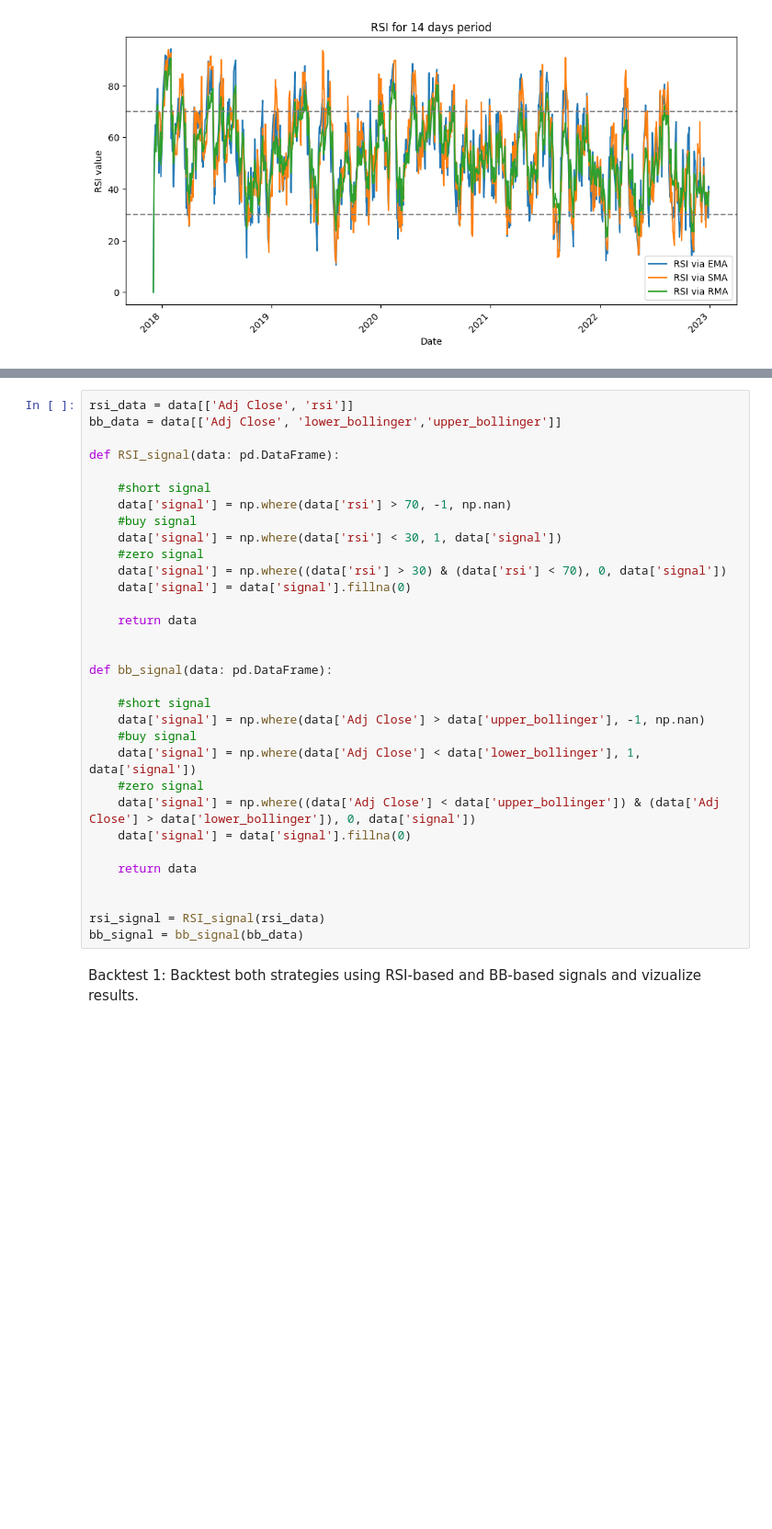
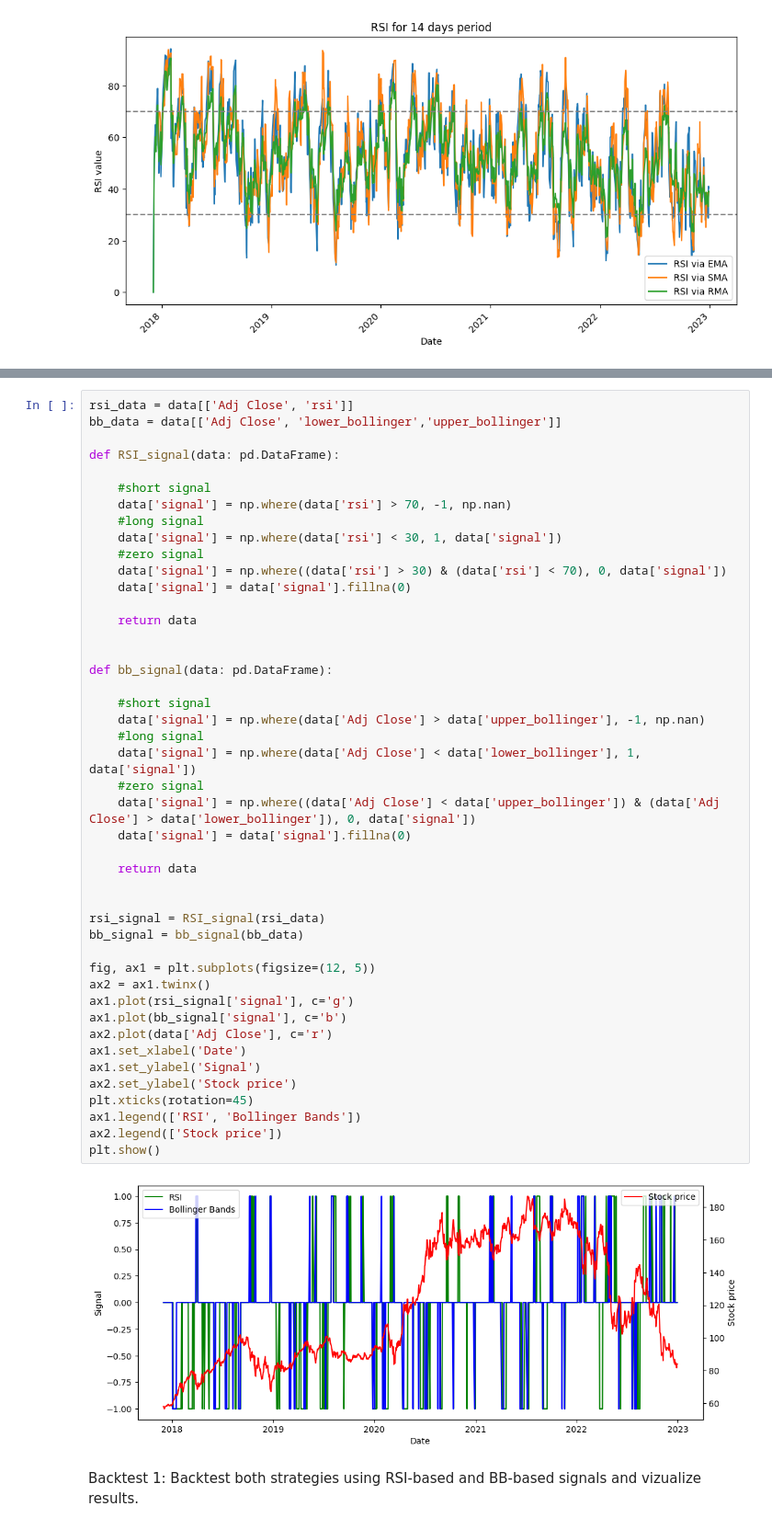
Before and after one commit to pkur3k/Mean-Reversion-Trading-Strategy, a Jupyter notebook: mean_reversion_strategy.ipynb, the cells around one changed output, grey strips where cells are left out. Shown at 92% size. Drawn from its saved outputs; the diff is of its cells as text; blank space fills up the shorter version.

```diff
--- a/mean_reversion_strategy.ipynb
+++ b/mean_reversion_strategy.ipynb
@@ -124,35 +127,50 @@ Construct RSI-based and BB-based signals.
 # %%
 rsi_data = data[['Adj Close', 'rsi']]
 bb_data = data[['Adj Close', 'lower_bollinger','upper_bollinger']]
 
 def RSI_signal(data: pd.DataFrame):
 
     #short signal
     data['signal'] = np.where(data['rsi'] > 70, -1, np.nan)
-    #buy signal
+    #long signal
     data['signal'] = np.where(data['rsi'] < 30, 1, data['signal'])
     #zero signal
     data['signal'] = np.where((data['rsi'] > 30) & (data['rsi'] < 70), 0, data['signal'])
     data['signal'] = data['signal'].fillna(0)
 
     return data
 
 
 def bb_signal(data: pd.DataFrame):
 
     #short signal
     data['signal'] = np.where(data['Adj Close'] > data['upper_bollinger'], -1, np.nan)
-    #buy signal
+    #long signal
     data['signal'] = np.where(data['Adj Close'] < data['lower_bollinger'], 1, data['signal'])
     #zero signal
     data['signal'] = np.where((data['Adj Close'] < data['upper_bollinger']) & (data['Adj Close'] > data['lower_bollinger']), 0, data['signal'])
     data['signal'] = data['signal'].fillna(0)
 
     return data
 
 
 rsi_signal = RSI_signal(rsi_data)
 bb_signal = bb_signal(bb_data)
+
+fig, ax1 = plt.subplots(figsize=(12, 5))
+ax2 = ax1.twinx()
+ax1.plot(rsi_signal['signal'], c='g')
+ax1.plot(bb_signal['signal'], c='b')
+ax2.plot(data['Adj Close'], c='r')
+ax1.set_xlabel('Date')
+ax1.set_ylabel('Signal')
+ax2.set_ylabel('Stock price')
+plt.xticks(rotation=45)
+ax1.legend(['RSI', 'Bollinger Bands'])
+ax2.legend(['Stock price'])
+plt.show()
+# %% [output]
+[figure, added]
 # %% [markdown]
 Backtest 1: Backtest both strategies using RSI-based and BB-based signals and vizualize results.
 # %%
```
Also changed, not shown: parts of 19 cells of this notebook.
